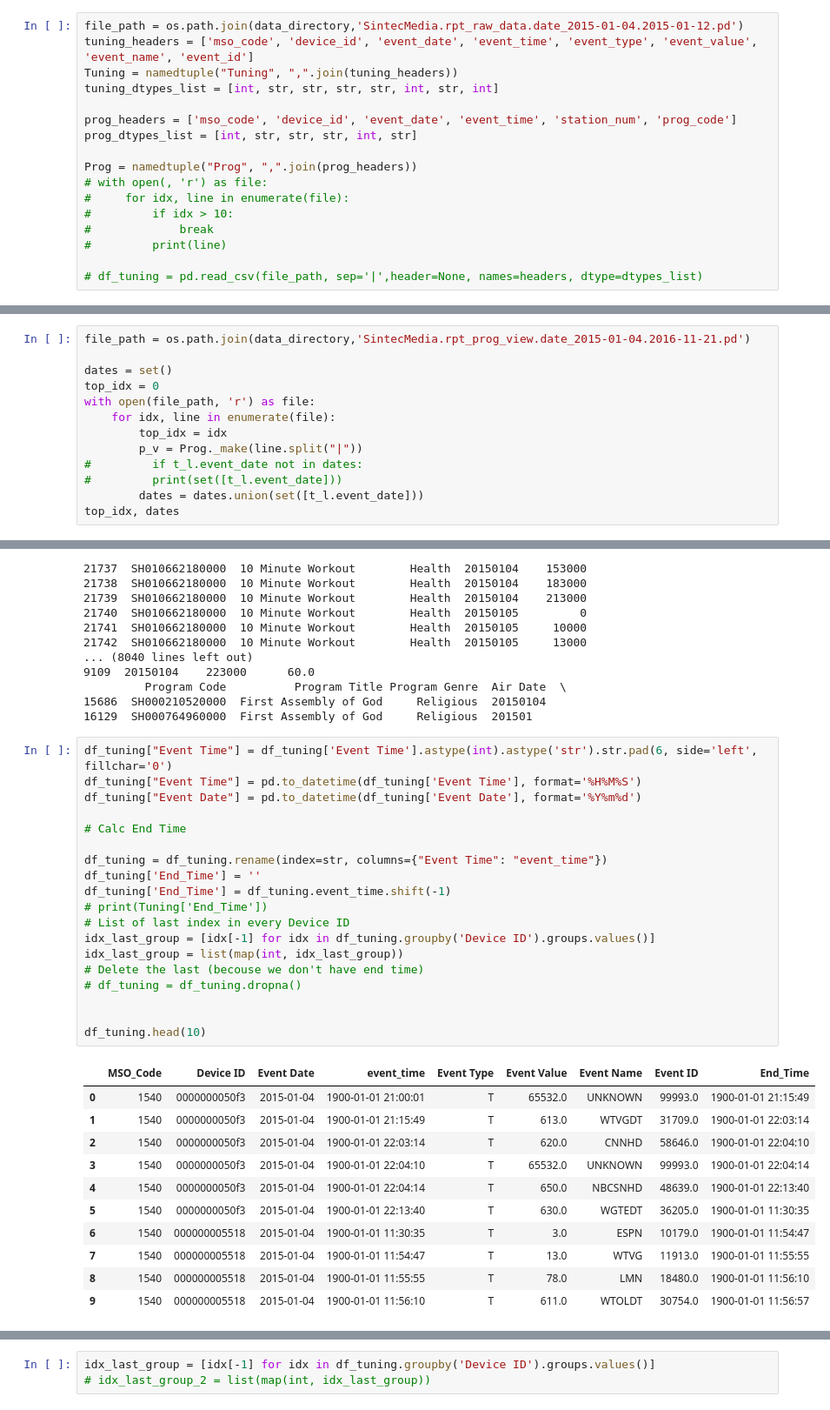
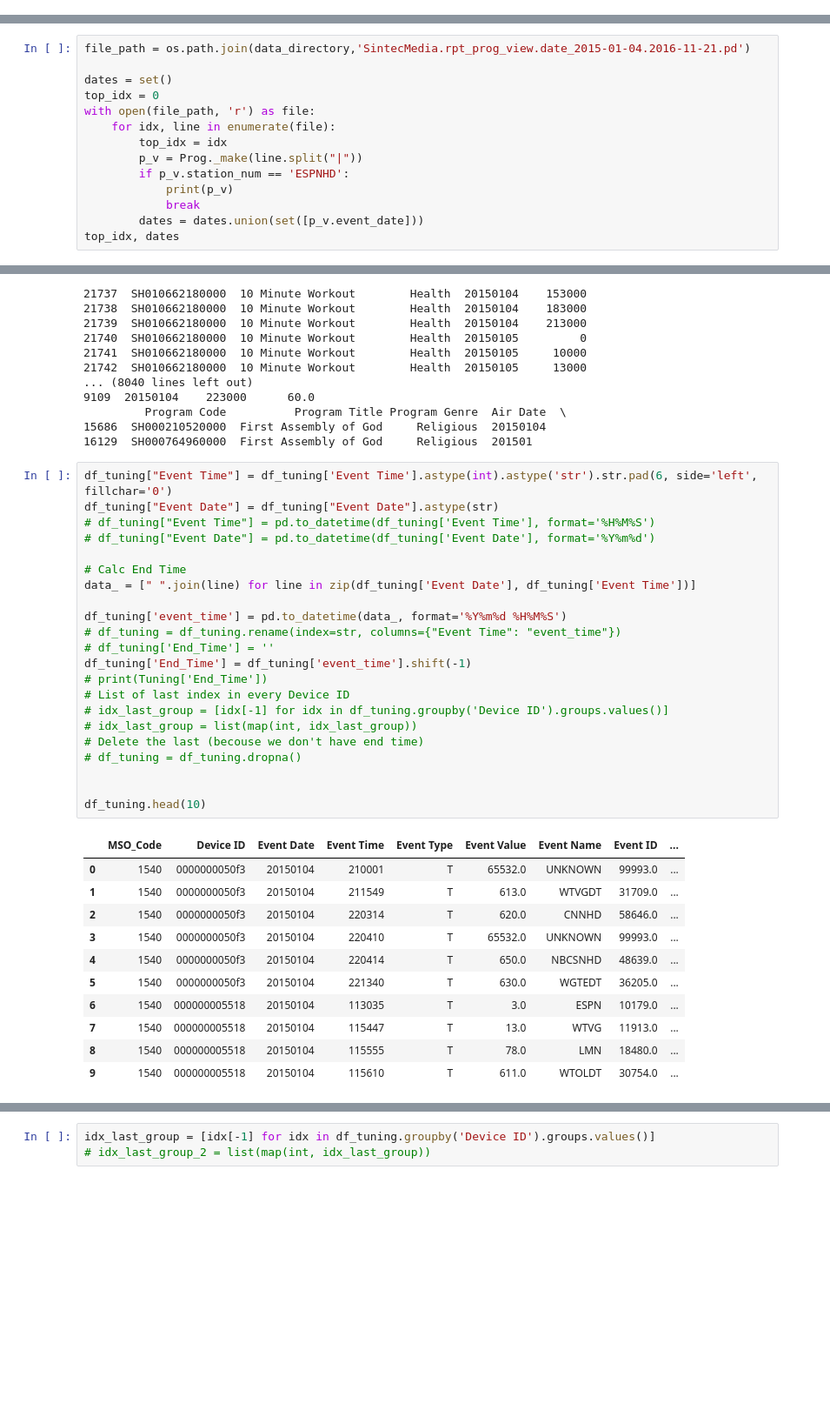
Before and after one commit to bareini/Genre-Prediction-with-Structured-Models, a Jupyter notebook: create_tuning.ipynb, the cells around one changed output, grey strips where cells are left out. Shown at 87% size. Drawn from its saved outputs; the diff is of its cells as text; blank space fills up the shorter version.

```diff
--- a/create_tuning.ipynb
+++ b/create_tuning.ipynb
@@ -6,20 +7,3 @@ import numpy as np
 
 base_directory = os.path.abspath(os.curdir)
 data_directory = os.path.join(base_directory, "data")
-# %%
-file_path = os.path.join(data_directory,'SintecMedia.rpt_raw_data.date_2015-01-04.2015-01-12.pd')
-tuning_headers = ['mso_code', 'device_id', 'event_date', 'event_time', 'event_type', 'event_value', 'event_name', 'event_id']
-Tuning = namedtuple("Tuning", ",".join(tuning_headers))
-tuning_dtypes_list = [int, str, str, str, str, int, str, int]
-
-prog_headers = ['mso_code', 'device_id', 'event_date', 'event_time', 'station_num', 'prog_code']
-prog_dtypes_list = [int, str, str, str, int, str]
-
-Prog = namedtuple("Prog", ",".join(prog_headers))
-# with open(, 'r') as file:
-#     for idx, line in enumerate(file):
-#         if idx > 10:
-#             break
-#         print(line)
-
-# df_tuning = pd.read_csv(file_path, sep='|',header=None, names=headers, dtype=dtypes_list)
@@ -45,8 +71,9 @@ with open(file_path, 'r') as file:
     for idx, line in enumerate(file):
         top_idx = idx
         p_v = Prog._make(line.split("|"))
-#         if t_l.event_date not in dates:
-#         print(set([t_l.event_date]))
-        dates = dates.union(set([t_l.event_date]))
+        if p_v.station_num == 'ESPNHD':
+            print(p_v)
+            break
+        dates = dates.union(set([p_v.event_date]))
 top_idx, dates
 # %% [output]
@@ -108,32 +135,35 @@ for title, df in df_daily_program.groupby('Program Title'):
 16129  SH000764960000  First Assembly of God     Religious  201501
 # %%
 df_tuning["Event Time"] = df_tuning['Event Time'].astype(int).astype('str').str.pad(6, side='left', fillchar='0')
-df_tuning["Event Time"] = pd.to_datetime(df_tuning['Event Time'], format='%H%M%S')
-df_tuning["Event Date"] = pd.to_datetime(df_tuning['Event Date'], format='%Y%m%d')
+df_tuning["Event Date"] = df_tuning["Event Date"].astype(str)
+# df_tuning["Event Time"] = pd.to_datetime(df_tuning['Event Time'], format='%H%M%S')
+# df_tuning["Event Date"] = pd.to_datetime(df_tuning['Event Date'], format='%Y%m%d')
 
 # Calc End Time
+data_ = [" ".join(line) for line in zip(df_tuning['Event Date'], df_tuning['Event Time'])]
 
-df_tuning = df_tuning.rename(index=str, columns={"Event Time": "event_time"})
-df_tuning['End_Time'] = ''
-df_tuning['End_Time'] = df_tuning.event_time.shift(-1)
+df_tuning['event_time'] = pd.to_datetime(data_, format='%Y%m%d %H%M%S')
+# df_tuning = df_tuning.rename(index=str, columns={"Event Time": "event_time"})
+# df_tuning['End_Time'] = ''
+df_tuning['End_Time'] = df_tuning['event_time'].shift(-1)
 # print(Tuning['End_Time'])
 # List of last index in every Device ID
-idx_last_group = [idx[-1] for idx in df_tuning.groupby('Device ID').groups.values()]
-idx_last_group = list(map(int, idx_last_group))
+# idx_last_group = [idx[-1] for idx in df_tuning.groupby('Device ID').groups.values()]
+# idx_last_group = list(map(int, idx_last_group))
 # Delete the last (becouse we don't have end time)
 # df_tuning = df_tuning.dropna()
 
 
 df_tuning.head(10)
 # %% [output]
-|  | MSO_Code | Device ID | Event Date | event_time | Event Type | Event Value | Event Name | Event ID | End_Time |
-| 0 | 1540 | 0000000050f3 | 2015-01-04 | 1900-01-01 21:00:01 | T | 65532.0 | UNKNOWN | 99993.0 | 1900-01-01 21:15:49 |
-| 1 | 1540 | 0000000050f3 | 2015-01-04 | 1900-01-01 21:15:49 | T | 613.0 | WTVGDT | 31709.0 | 1900-01-01 22:03:14 |
-| 2 | 1540 | 0000000050f3 | 2015-01-04 | 1900-01-01 22:03:14 | T | 620.0 | CNNHD | 58646.0 | 1900-01-01 22:04:10 |
-| 3 | 1540 | 0000000050f3 | 2015-01-04 | 1900-01-01 22:04:10 | T | 65532.0 | UNKNOWN | 99993.0 | 1900-01-01 22:04:14 |
-| 4 | 1540 | 0000000050f3 | 2015-01-04 | 1900-01-01 22:04:14 | T | 650.0 | NBCSNHD | 48639.0 | 1900-01-01 22:13:40 |
-| 5 | 1540 | 0000000050f3 | 2015-01-04 | 1900-01-01 22:13:40 | T | 630.0 | WGTEDT | 36205.0 | 1900-01-01 11:30:35 |
-| 6 | 1540 | 000000005518 | 2015-01-04 | 1900-01-01 11:30:35 | T | 3.0 | ESPN | 10179.0 | 1900-01-01 11:54:47 |
-| 7 | 1540 | 000000005518 | 2015-01-04 | 1900-01-01 11:54:47 | T | 13.0 | WTVG | 11913.0 | 1900-01-01 11:55:55 |
-| 8 | 1540 | 000000005518 | 2015-01-04 | 1900-01-01 11:55:55 | T | 78.0 | LMN | 18480.0 | 1900-01-01 11:56:10 |
-| 9 | 1540 | 000000005518 | 2015-01-04 | 1900-01-01 11:56:10 | T | 611.0 | WTOLDT | 30754.0 | 1900-01-01 11:56:57 |
+|  | MSO_Code | Device ID | Event Date | Event Time | Event Type | Event Value | Event Name | Event ID | ... |
+| 0 | 1540 | 0000000050f3 | 20150104 | 210001 | T | 65532.0 | UNKNOWN | 99993.0 | ... |
+| 1 | 1540 | 0000000050f3 | 20150104 | 211549 | T | 613.0 | WTVGDT | 31709.0 | ... |
+| 2 | 1540 | 0000000050f3 | 20150104 | 220314 | T | 620.0 | CNNHD | 58646.0 | ... |
+| 3 | 1540 | 0000000050f3 | 20150104 | 220410 | T | 65532.0 | UNKNOWN | 99993.0 | ... |
+| 4 | 1540 | 0000000050f3 | 20150104 | 220414 | T | 650.0 | NBCSNHD | 48639.0 | ... |
+| 5 | 1540 | 0000000050f3 | 20150104 | 221340 | T | 630.0 | WGTEDT | 36205.0 | ... |
+| 6 | 1540 | 000000005518 | 20150104 | 113035 | T | 3.0 | ESPN | 10179.0 | ... |
+| 7 | 1540 | 000000005518 | 20150104 | 115447 | T | 13.0 | WTVG | 11913.0 | ... |
+| 8 | 1540 | 000000005518 | 20150104 | 115555 | T | 78.0 | LMN | 18480.0 | ... |
+| 9 | 1540 | 000000005518 | 20150104 | 115610 | T | 611.0 | WTOLDT | 30754.0 | ... |
```
Also changed, not shown: parts of 27 cells of this notebook.
